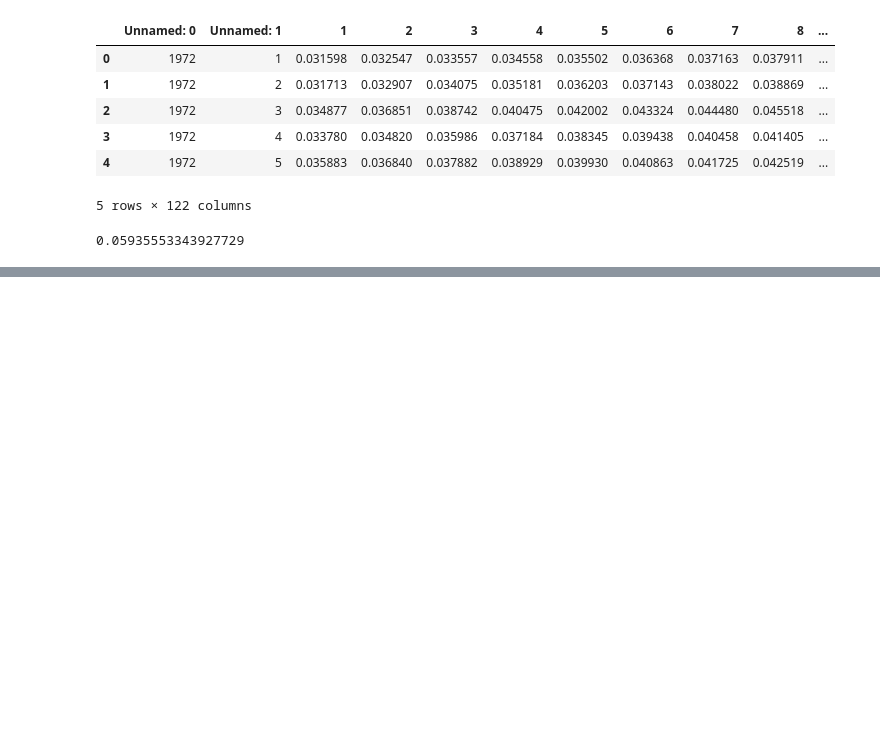
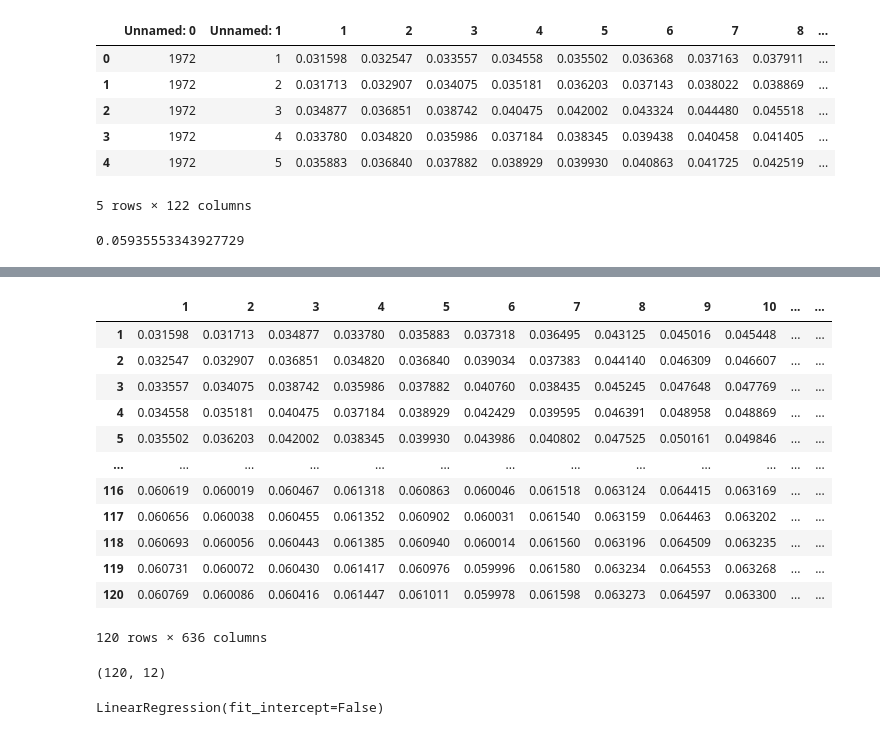
Before and after one commit to AliRahimiiii/Fixed-income-assignment, a Jupyter notebook: assignment.ipynb, the cells around one changed output, grey strips where cells are left out. Drawn from its saved outputs; the diff is of its cells as text; code cells hidden in the pictures; blank space fills up the shorter version.

```diff
--- a/assignment.ipynb
+++ b/assignment.ipynb
@@ -26,0 +25,16 @@ np.float64(0.0315976854043286)
+# %%
+data.T
+# %% [output]
+|  | 1 | 2 | 3 | 4 | 5 | 6 | 7 | 8 | 9 | 10 | ... | ... |
+| 1 | 0.031598 | 0.031713 | 0.034877 | 0.033780 | 0.035883 | 0.037318 | 0.036495 | 0.043125 | 0.045016 | 0.045448 | ... | ... |
+| 2 | 0.032547 | 0.032907 | 0.036851 | 0.034820 | 0.036840 | 0.039034 | 0.037383 | 0.044140 | 0.046309 | 0.046607 | ... | ... |
+| 3 | 0.033557 | 0.034075 | 0.038742 | 0.035986 | 0.037882 | 0.040760 | 0.038435 | 0.045245 | 0.047648 | 0.047769 | ... | ... |
+| 4 | 0.034558 | 0.035181 | 0.040475 | 0.037184 | 0.038929 | 0.042429 | 0.039595 | 0.046391 | 0.048958 | 0.048869 | ... | ... |
+| 5 | 0.035502 | 0.036203 | 0.042002 | 0.038345 | 0.039930 | 0.043986 | 0.040802 | 0.047525 | 0.050161 | 0.049846 | ... | ... |
+| ... | ... | ... | ... | ... | ... | ... | ... | ... | ... | ... | ... | ... |
+| 116 | 0.060619 | 0.060019 | 0.060467 | 0.061318 | 0.060863 | 0.060046 | 0.061518 | 0.063124 | 0.064415 | 0.063169 | ... | ... |
+| 117 | 0.060656 | 0.060038 | 0.060455 | 0.061352 | 0.060902 | 0.060031 | 0.061540 | 0.063159 | 0.064463 | 0.063202 | ... | ... |
+| 118 | 0.060693 | 0.060056 | 0.060443 | 0.061385 | 0.060940 | 0.060014 | 0.061560 | 0.063196 | 0.064509 | 0.063235 | ... | ... |
+| 119 | 0.060731 | 0.060072 | 0.060430 | 0.061417 | 0.060976 | 0.059996 | 0.061580 | 0.063234 | 0.064553 | 0.063268 | ... | ... |
+| 120 | 0.060769 | 0.060086 | 0.060416 | 0.061447 | 0.061011 | 0.059978 | 0.061598 | 0.063273 | 0.064597 | 0.063300 | ... | ... |
+120 rows × 636 columns
@@ -26,0 +47,9 @@ np.float64(0.0315976854043286)
+# %%
+y[:, :12].shape
+# %% [output]
+(120, 12)
+# %%
+model = LinearRegression(fit_intercept=False)
+model.fit(B, y)
+# %% [output]
+LinearRegression(fit_intercept=False)
```
Also changed, not shown: parts of 6 cells of this notebook, 1 other file.
